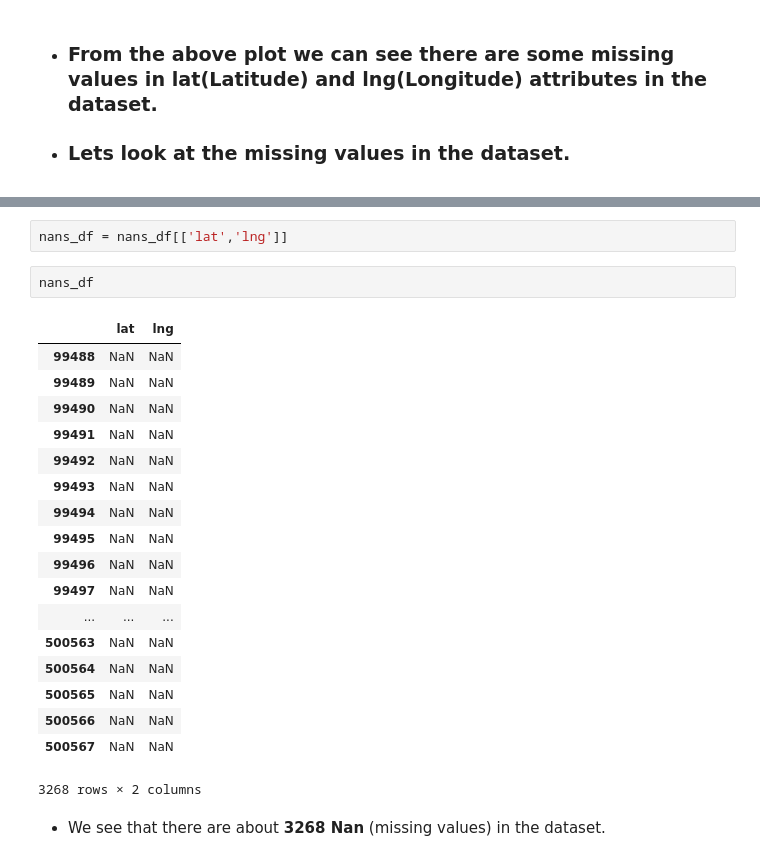
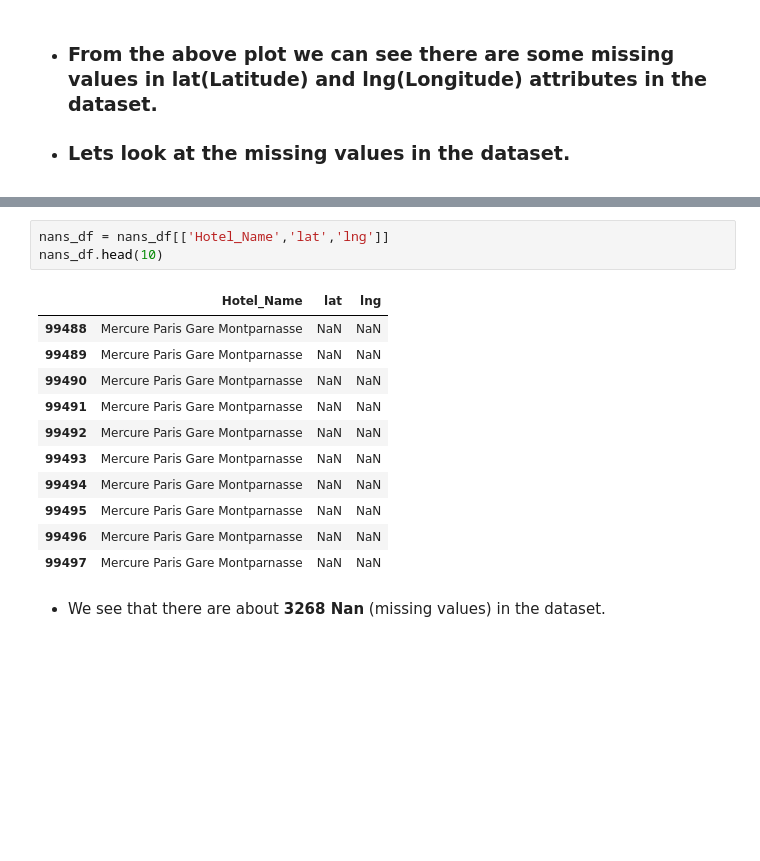
Before and after one commit to muralidhar520/Machine-Learning, a Jupyter notebook: 515k Hotel Reviews Data in Europe/515k-hotel-reviews-data-in-europe.ipynb, the cells around one changed output, grey strips where cells are left out. Saved outputs shown, nothing was run; the diff lists cells and outputs as text; blank space fills up the shorter version.

```diff
--- a/515k Hotel Reviews Data in Europe/515k-hotel-reviews-data-in-europe.ipynb
+++ b/515k Hotel Reviews Data in Europe/515k-hotel-reviews-data-in-europe.ipynb
@@ -110,26 +96,18 @@ nans_df
 # %%
-nans_df = nans_df[['lat','lng']]
+nans_df = nans_df[['Hotel_Name','lat','lng']]
+nans_df.head(10)
+# %% [output]
+|  | Hotel_Name | lat | lng |
+| 99488 | Mercure Paris Gare Montparnasse | NaN | NaN |
+| 99489 | Mercure Paris Gare Montparnasse | NaN | NaN |
+| 99490 | Mercure Paris Gare Montparnasse | NaN | NaN |
+| 99491 | Mercure Paris Gare Montparnasse | NaN | NaN |
+| 99492 | Mercure Paris Gare Montparnasse | NaN | NaN |
+| 99493 | Mercure Paris Gare Montparnasse | NaN | NaN |
+| 99494 | Mercure Paris Gare Montparnasse | NaN | NaN |
+| 99495 | Mercure Paris Gare Montparnasse | NaN | NaN |
+| 99496 | Mercure Paris Gare Montparnasse | NaN | NaN |
+| 99497 | Mercure Paris Gare Montparnasse | NaN | NaN |
-# %%
-nans_df
-# %% [output]
-|  | lat | lng |
-| 99488 | NaN | NaN |
-| 99489 | NaN | NaN |
-| 99490 | NaN | NaN |
-| 99491 | NaN | NaN |
-| 99492 | NaN | NaN |
-| 99493 | NaN | NaN |
-| 99494 | NaN | NaN |
-| 99495 | NaN | NaN |
-| 99496 | NaN | NaN |
-| 99497 | NaN | NaN |
-| ... | ... | ... |
-| 500563 | NaN | NaN |
-| 500564 | NaN | NaN |
-| 500565 | NaN | NaN |
-| 500566 | NaN | NaN |
-| 500567 | NaN | NaN |
-3268 rows × 2 columns
 # %% [markdown]
 * We see that there are about **3268  Nan** (missing values) in the dataset.
 # %% [markdown]
```
Also changed, not shown: parts of 21 cells of this notebook.
